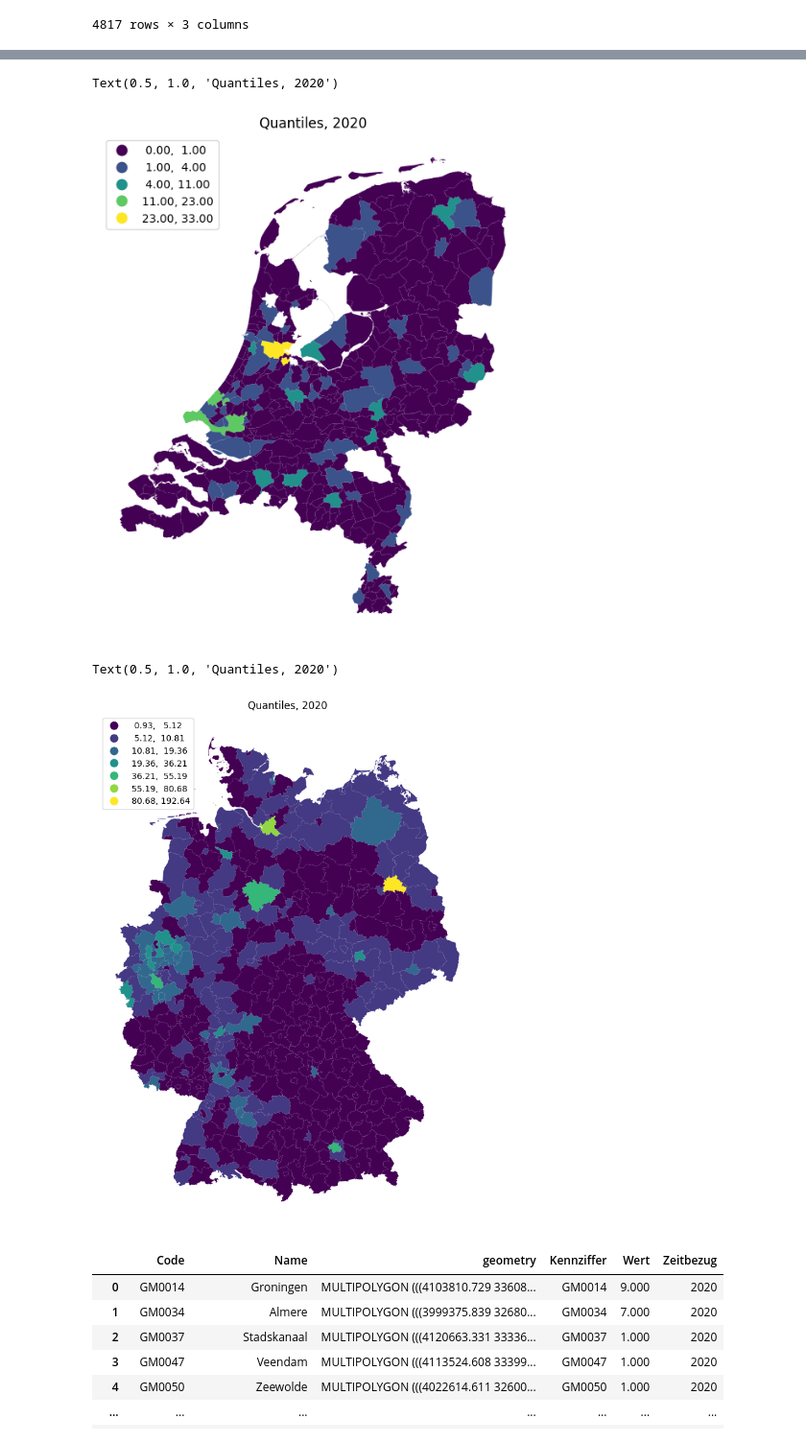
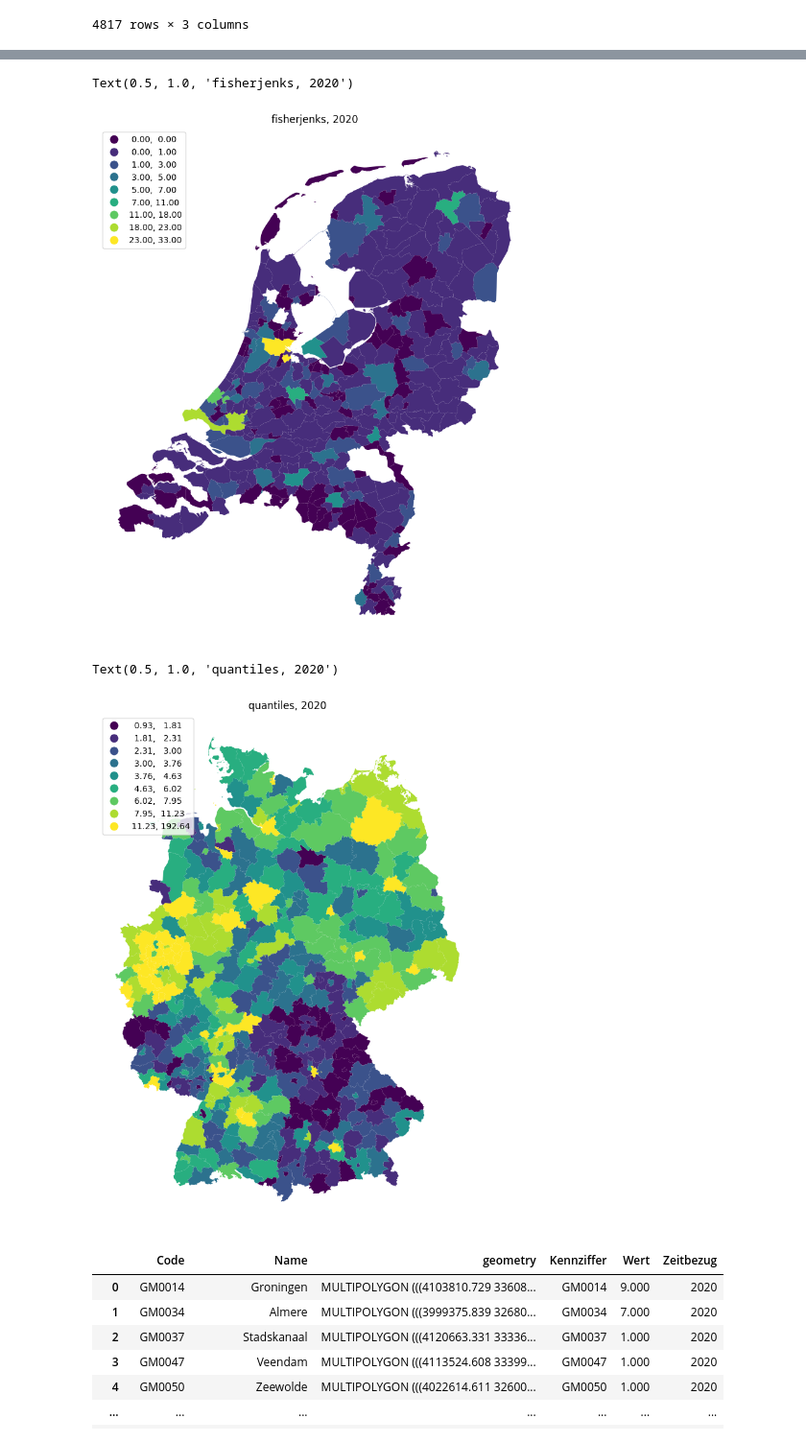
Before and after one commit to HipsterJulius/VSCODE, a Jupyter notebook: inkar-indicators/src/mergeCBSandInkar_maps.ipynb, the cells around one changed output, grey strips where cells are left out. Shown at 96% size. Drawn from its saved outputs; the diff is of its cells as text; code cells hidden in the pictures.

```diff
--- a/inkar-indicators/src/mergeCBSandInkar_maps.ipynb
+++ b/inkar-indicators/src/mergeCBSandInkar_maps.ipynb
@@ -94,9 +93,6 @@ municipal_boundaries_de = gpd.read_file(filename='../data/DE_VG250.gpkg', layer=
 municipal_boundaries_de['AGS_int'] = municipal_boundaries_de.AGS_0.astype(int)
 
 municipal_boundaries_de = municipal_boundaries_de[municipal_boundaries_de['GF'] == 4]
-
-municipal_boundaries_de = municipal_boundaries_de[municipal_boundaries_de['BEZ'] == 'Landkreis']
-
 
 municipal_boundaries_de = municipal_boundaries_de[['AGS_int', 'GEN', 'geometry']]
 
@@ -106,22 +102,5 @@ municipal_boundaries_de = pd.merge(municipal_boundaries_de, data_de,
 
 municipal_boundaries_de.columns = ['Code', 'Name', 'geometry', 'Kennziffer', 'Wert', 'Zeitbezug']
 
-# Doppelte Werte in der Spalte finden
-doppelte_werte_serie = municipal_boundaries_de.duplicated(subset=['Name'], keep=False)
-indexe_doppelter_werte = municipal_boundaries_de[doppelte_werte_serie].index
-
-
-# Doppelte Werte in der Spalte abrufen
-doppelte_werte = municipal_boundaries_de.loc[doppelte_werte_serie, 'Name'].unique()
-
-print("\nDoppelte Werte in der Spalte:")
-print(doppelte_werte)
-print("\nIndexe der Zeilen mit doppelten Werten in der Spalte:")
-print(indexe_doppelter_werte)
-
-print(municipal_boundaries_de['Name'].is_unique)
-
 municipal_boundaries_de
-
-#municipal_boundaries_de
 # %% [output]
@@ -147,10 +119,0 @@ True
-# %%
-municipal_boundaries_de = gpd.read_file(filename='../data/DE_VG250.gpkg', layer="vg250_krs",engine="pyogrio")
-municipal_boundaries_de = municipal_boundaries_de[['GEN', 'geometry', 'BEZ']]
-
-indexe = [47,  57, 135, 138, 159, 172]
-#, 184, 185, 192, 193, 223, 224, 238, 241, 245, 246, 251, 252, 258, 264, 267, 268, 269, 270, 271, 272, 273, 275, 280, 282, 285, 287, 292, 293, 294, 295, 302, 303, 304, 309, 343, 346, 361, 362
-
-# Die Zeilen für die angegebenen Indexe anzeigen
-zeilen = municipal_boundaries_de.loc[indexe]
-print(zeilen)
@@ -188,27 +120,32 @@ print(ma)
 # %%
+scheme = "fisherjenks"
+year = municipal_boundaries_nl['Zeitbezug'][1]
 p = municipal_boundaries_nl.plot(column='Wert',
-                             scheme="fisherjenks",
-                             k=5,
+                             scheme=scheme,
+                             k=9,
                              legend=True,
                              legend_kwds={'loc': 'upper left'},
-                             figsize = (8,8))
+                             figsize = (11,11))
 p.axis('off')
-p.set_title('Quantiles, 2020')
+p.set_title(scheme + ', ' + year)
 # %% [output]
-Text(0.5, 1.0, 'Quantiles, 2020')
+Text(0.5, 1.0, 'fisherjenks, 2020')
-[figure, old version]
+[figure, new version]
 # %%
+scheme = "quantiles"
+year = municipal_boundaries_de['Zeitbezug'][1]
+year = year.astype('str')
 p = municipal_boundaries_de.plot(column='Wert',
-                             scheme="fisherjenks",
-                             k=7,
+                             scheme=scheme,
+                             k=9,
                              legend=True,
                              legend_kwds={'loc': 'upper left'},
                              figsize = (11,11))
 p.axis('off')
-p.set_title('Quantiles, 2020')
+p.set_title(scheme + ', ' + year)
 # %% [output]
-Text(0.5, 1.0, 'Quantiles, 2020')
+Text(0.5, 1.0, 'quantiles, 2020')
-[figure, old version]
+[figure, new version]
 # %%
 de = municipal_boundaries_de.to_crs('epsg:3035')
 nl = municipal_boundaries_nl.to_crs('epsg:3035')
```
Also changed, not shown: parts of 7 cells of this notebook.
